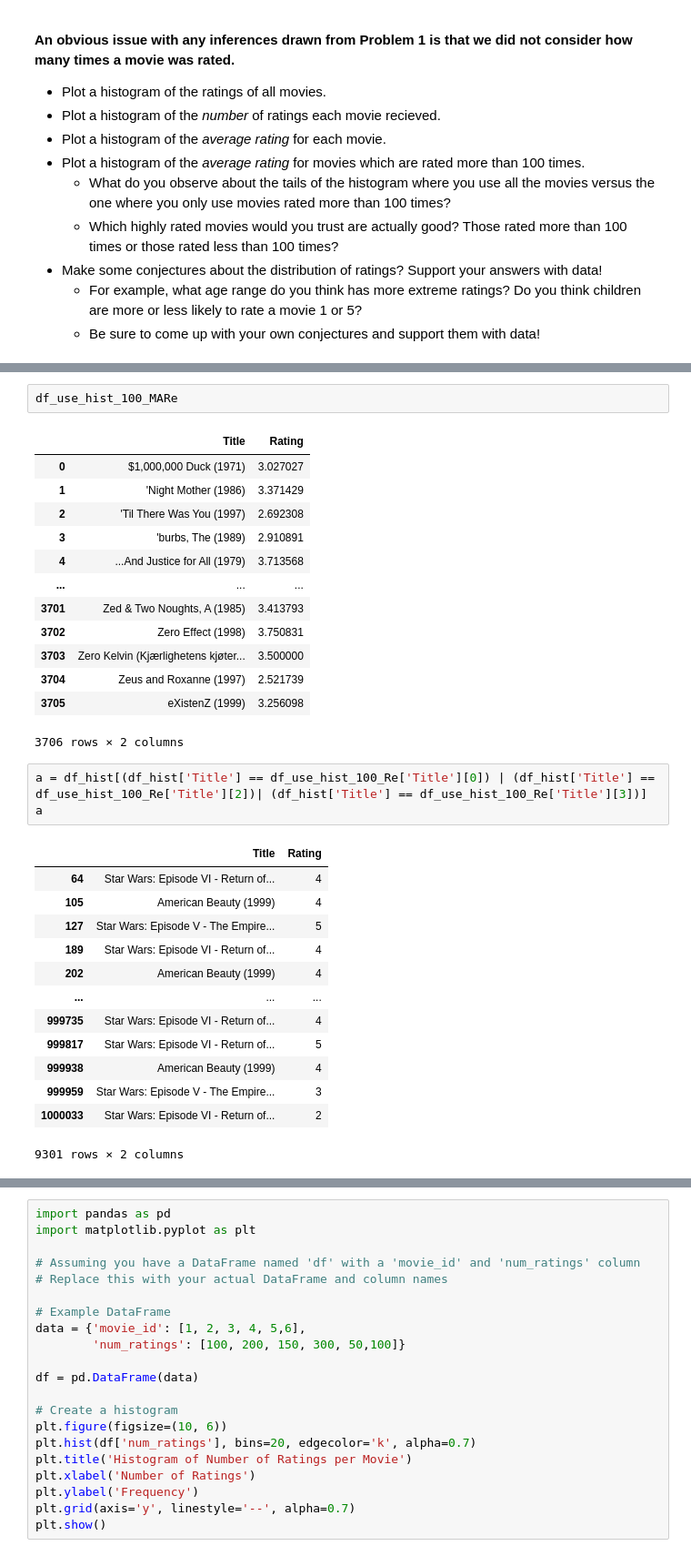
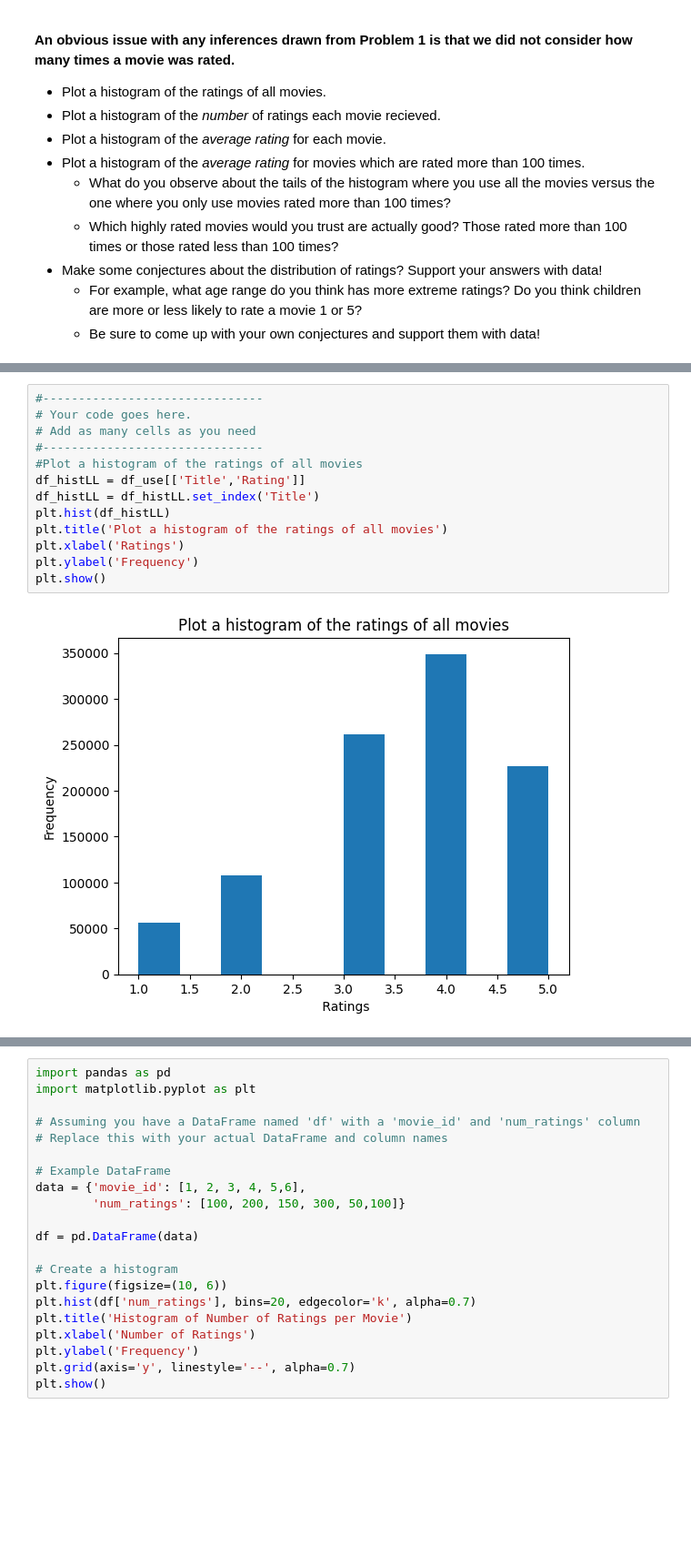
Before and after one commit to MOOwuttichai/project_dataWDkku, a Jupyter notebook: Project2_66.ipynb, the cells around one changed output, grey strips where cells are left out. Shown: that part at 91% size. Saved outputs shown, nothing was run; the diff lists cells and outputs as text; blank space fills up the shorter version.

```diff
--- a/Project2_66.ipynb
+++ b/Project2_66.ipynb
@@ -234,33 +186,15 @@ df_use_hist_100_MARe
-# %%
-df_use_hist_100_MARe
-# %% [output]
-|  | Title | Rating |
-| 0 | $1,000,000 Duck (1971) | 3.027027 |
-| 1 | 'Night Mother (1986) | 3.371429 |
-| 2 | 'Til There Was You (1997) | 2.692308 |
-| 3 | 'burbs, The (1989) | 2.910891 |
-| 4 | ...And Justice for All (1979) | 3.713568 |
-| ... | ... | ... |
-| 3701 | Zed & Two Noughts, A (1985) | 3.413793 |
-| 3702 | Zero Effect (1998) | 3.750831 |
-| 3703 | Zero Kelvin (Kjærlighetens kjøter... | 3.500000 |
-| 3704 | Zeus and Roxanne (1997) | 2.521739 |
-| 3705 | eXistenZ (1999) | 3.256098 |
-3706 rows × 2 columns
-# %%
-a = df_hist[(df_hist['Title'] == df_use_hist_100_Re['Title'][0]) | (df_hist['Title'] == df_use_hist_100_Re['Title'][2])| (df_hist['Title'] == df_use_hist_100_Re['Title'][3])]
-a
-# %% [output]
-|  | Title | Rating |
-| 64 | Star Wars: Episode VI - Return of... | 4 |
-| 105 | American Beauty (1999) | 4 |
-| 127 | Star Wars: Episode V - The Empire... | 5 |
-| 189 | Star Wars: Episode VI - Return of... | 4 |
-| 202 | American Beauty (1999) | 4 |
-| ... | ... | ... |
-| 999735 | Star Wars: Episode VI - Return of... | 4 |
-| 999817 | Star Wars: Episode VI - Return of... | 5 |
-| 999938 | American Beauty (1999) | 4 |
-| 999959 | Star Wars: Episode V - The Empire... | 3 |
-| 1000033 | Star Wars: Episode VI - Return of... | 2 |
-9301 rows × 2 columns
+# %%
+#-------------------------------
+# Your code goes here.
+# Add as many cells as you need
+#-------------------------------
+#Plot a histogram of the ratings of all movies
+df_histLL = df_use[['Title','Rating']]
+df_histLL = df_histLL.set_index('Title')
+plt.hist(df_histLL)
+plt.title('Plot a histogram of the ratings of all movies')
+plt.xlabel('Ratings')
+plt.ylabel('Frequency')
+plt.show()
+# %% [output]
+[figure, added]
```
Also changed, not shown: parts of 9 cells of this notebook.
